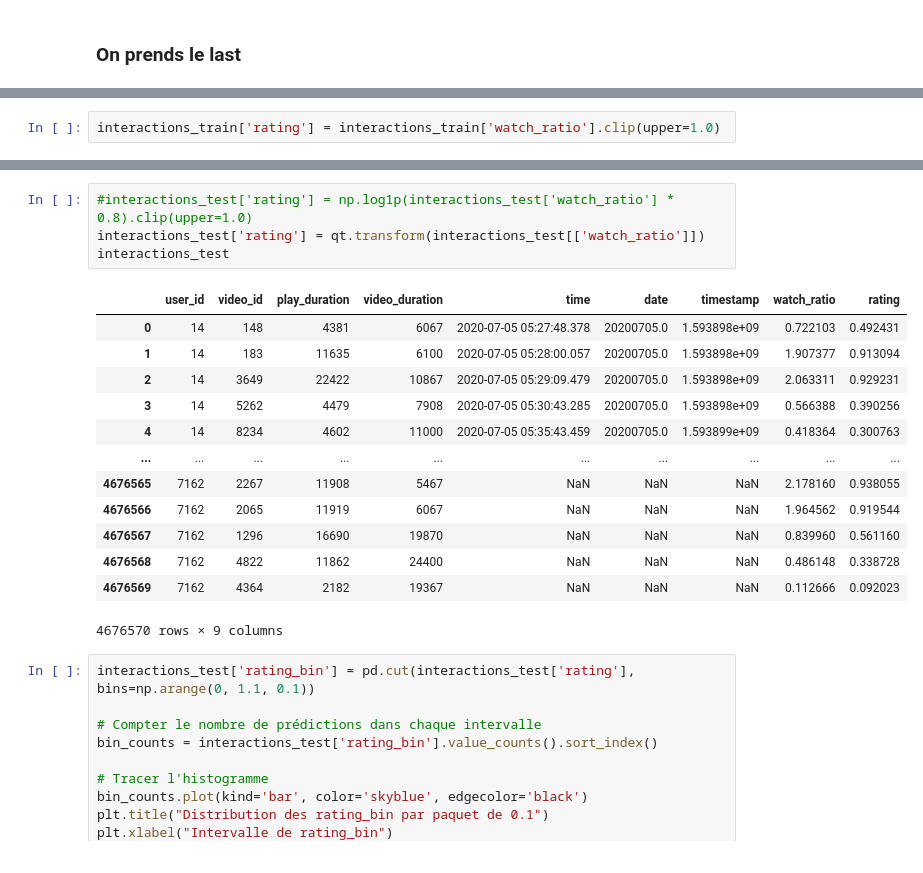
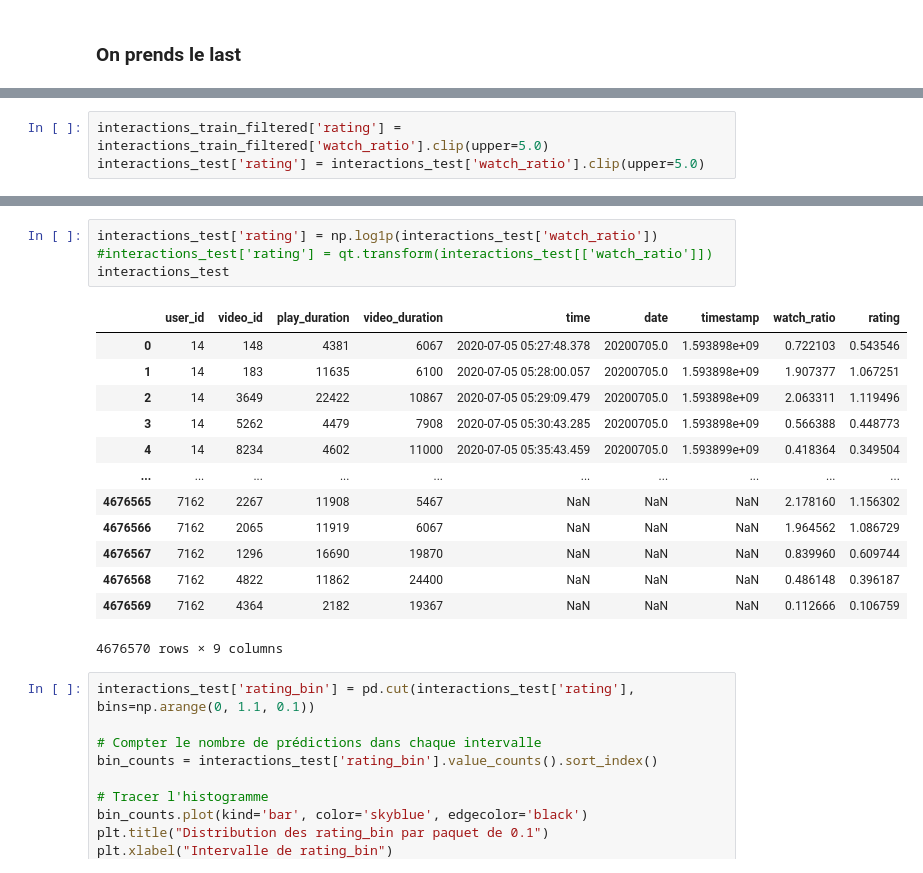
Before and after one commit to alexis-le-trung/FinalProject_2025_Alexis.LE-TRUNG, a Jupyter notebook: proposed_solution/submission.ipynb, the cells around one changed output, grey strips where cells are left out. Cells and saved outputs as stored; diff of their text form.

```diff
--- a/proposed_solution/submission.ipynb
+++ b/proposed_solution/submission.ipynb
@@ -85,5 +81,6 @@ TypeError: ufunc 'log1p' not supported for the input types, and the inputs could
 # %%
-interactions_train['rating'] = interactions_train['watch_ratio'].clip(upper=1.0)
+interactions_train_filtered['rating'] = interactions_train_filtered['watch_ratio'].clip(upper=5.0)
+interactions_test['rating'] = interactions_test['watch_ratio'].clip(upper=5.0)
 # %%
 from sklearn.preprocessing import QuantileTransformer
 
@@ -113,20 +147,20 @@ plt.show()
 # %%
-#interactions_test['rating'] = np.log1p(interactions_test['watch_ratio'] * 0.8).clip(upper=1.0)
-interactions_test['rating'] = qt.transform(interactions_test[['watch_ratio']])
+interactions_test['rating'] = np.log1p(interactions_test['watch_ratio'])
+#interactions_test['rating'] = qt.transform(interactions_test[['watch_ratio']])
 interactions_test
 # %% [output]
 |  | user_id | video_id | play_duration | video_duration | time | date | timestamp | watch_ratio | rating |
-| 0 | 14 | 148 | 4381 | 6067 | 2020-07-05 05:27:48.378 | 20200705.0 | 1.593898e+09 | 0.722103 | 0.492431 |
-| 1 | 14 | 183 | 11635 | 6100 | 2020-07-05 05:28:00.057 | 20200705.0 | 1.593898e+09 | 1.907377 | 0.913094 |
-| 2 | 14 | 3649 | 22422 | 10867 | 2020-07-05 05:29:09.479 | 20200705.0 | 1.593898e+09 | 2.063311 | 0.929231 |
-| 3 | 14 | 5262 | 4479 | 7908 | 2020-07-05 05:30:43.285 | 20200705.0 | 1.593898e+09 | 0.566388 | 0.390256 |
-| 4 | 14 | 8234 | 4602 | 11000 | 2020-07-05 05:35:43.459 | 20200705.0 | 1.593899e+09 | 0.418364 | 0.300763 |
+| 0 | 14 | 148 | 4381 | 6067 | 2020-07-05 05:27:48.378 | 20200705.0 | 1.593898e+09 | 0.722103 | 0.543546 |
+| 1 | 14 | 183 | 11635 | 6100 | 2020-07-05 05:28:00.057 | 20200705.0 | 1.593898e+09 | 1.907377 | 1.067251 |
+| 2 | 14 | 3649 | 22422 | 10867 | 2020-07-05 05:29:09.479 | 20200705.0 | 1.593898e+09 | 2.063311 | 1.119496 |
+| 3 | 14 | 5262 | 4479 | 7908 | 2020-07-05 05:30:43.285 | 20200705.0 | 1.593898e+09 | 0.566388 | 0.448773 |
+| 4 | 14 | 8234 | 4602 | 11000 | 2020-07-05 05:35:43.459 | 20200705.0 | 1.593899e+09 | 0.418364 | 0.349504 |
 | ... | ... | ... | ... | ... | ... | ... | ... | ... | ... |
-| 4676565 | 7162 | 2267 | 11908 | 5467 | NaN | NaN | NaN | 2.178160 | 0.938055 |
-| 4676566 | 7162 | 2065 | 11919 | 6067 | NaN | NaN | NaN | 1.964562 | 0.919544 |
-| 4676567 | 7162 | 1296 | 16690 | 19870 | NaN | NaN | NaN | 0.839960 | 0.561160 |
-| 4676568 | 7162 | 4822 | 11862 | 24400 | NaN | NaN | NaN | 0.486148 | 0.338728 |
-| 4676569 | 7162 | 4364 | 2182 | 19367 | NaN | NaN | NaN | 0.112666 | 0.092023 |
+| 4676565 | 7162 | 2267 | 11908 | 5467 | NaN | NaN | NaN | 2.178160 | 1.156302 |
+| 4676566 | 7162 | 2065 | 11919 | 6067 | NaN | NaN | NaN | 1.964562 | 1.086729 |
+| 4676567 | 7162 | 1296 | 16690 | 19870 | NaN | NaN | NaN | 0.839960 | 0.609744 |
+| 4676568 | 7162 | 4822 | 11862 | 24400 | NaN | NaN | NaN | 0.486148 | 0.396187 |
+| 4676569 | 7162 | 4364 | 2182 | 19367 | NaN | NaN | NaN | 0.112666 | 0.106759 |
 4676570 rows × 9 columns
 # %%
 interactions_test['rating_bin'] = pd.cut(interactions_test['rating'], bins=np.arange(0, 1.1, 0.1))
```
Also changed, not shown: parts of 28 cells of this notebook.
